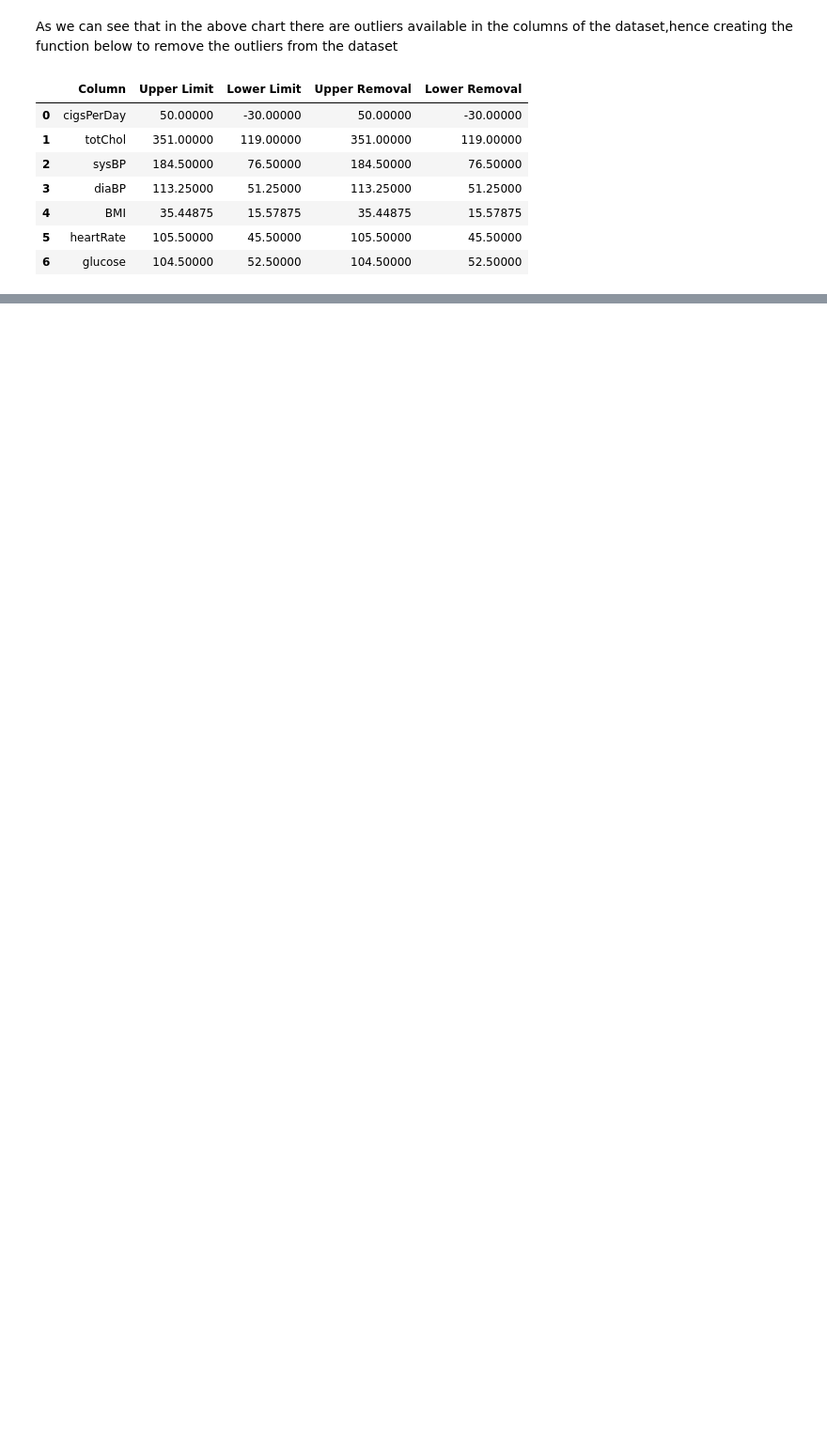
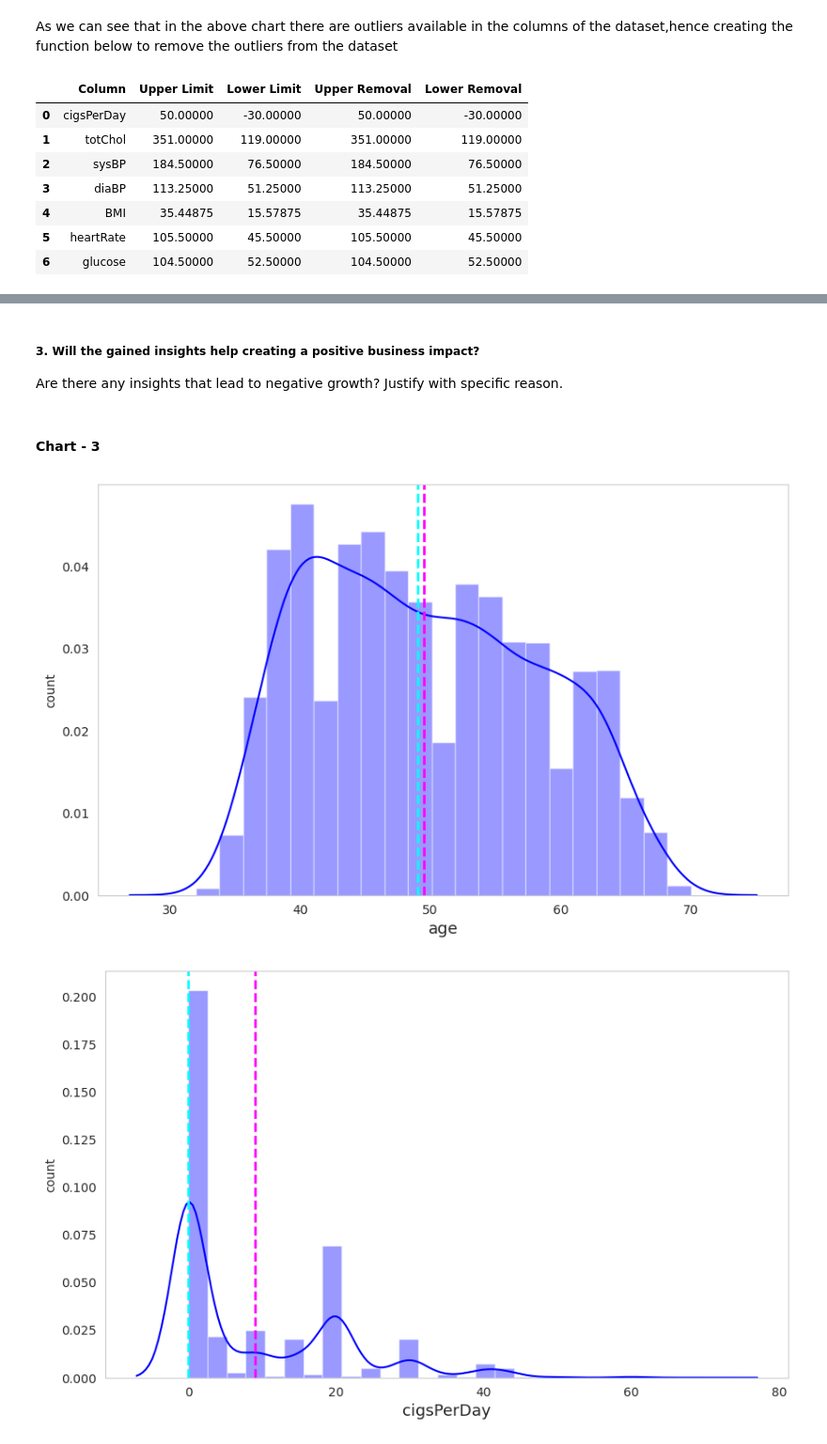
Before and after one commit to Vipilkhapre/Cardiovascular-Risk-Prediction, a Jupyter notebook: Cardiovascular Risk Prediction.ipynb, the cells around one changed output, grey strips where cells are left out. Shown at 94% size. Drawn from its saved outputs; the diff is of its cells as text; code cells hidden in the pictures; blank space fills up the shorter version.

```diff
--- a/Cardiovascular Risk Prediction.ipynb
+++ b/Cardiovascular Risk Prediction.ipynb
@@ -335,0 +398,20 @@ outlier_col(['cigsPerDay','totChol','sysBP','diaBP','BMI','heartRate','glucose']
+# %% [markdown]
+##### 3. Will the gained insights help creating a positive business impact?
+Are there any insights that lead to negative growth? Justify with specific reason.
+# %% [markdown]
+#### Chart - 3
+# %%
+# Plotting the distribution of all features.
+for col in df[numerical_columns].columns:
+        plt.figure(figsize=(10, 6))
+        sns.distplot(df[col], color='blue')
+        #PLotting the mean and median
+        plt.axvline(df[col].mean(), color='magenta', linestyle='dashed', linewidth=2)
+        plt.axvline(df[col].median(), color='cyan', linestyle='dashed', linewidth=2)
+        plt.xlabel(col, fontsize=13)
+        plt.ylabel('count')
+        plt.grid()
+        plt.show()
+# %% [output]
+[figure, added]
+[figure, added]
```
Also changed, not shown: parts of 52 cells of this notebook, 3 other files.
